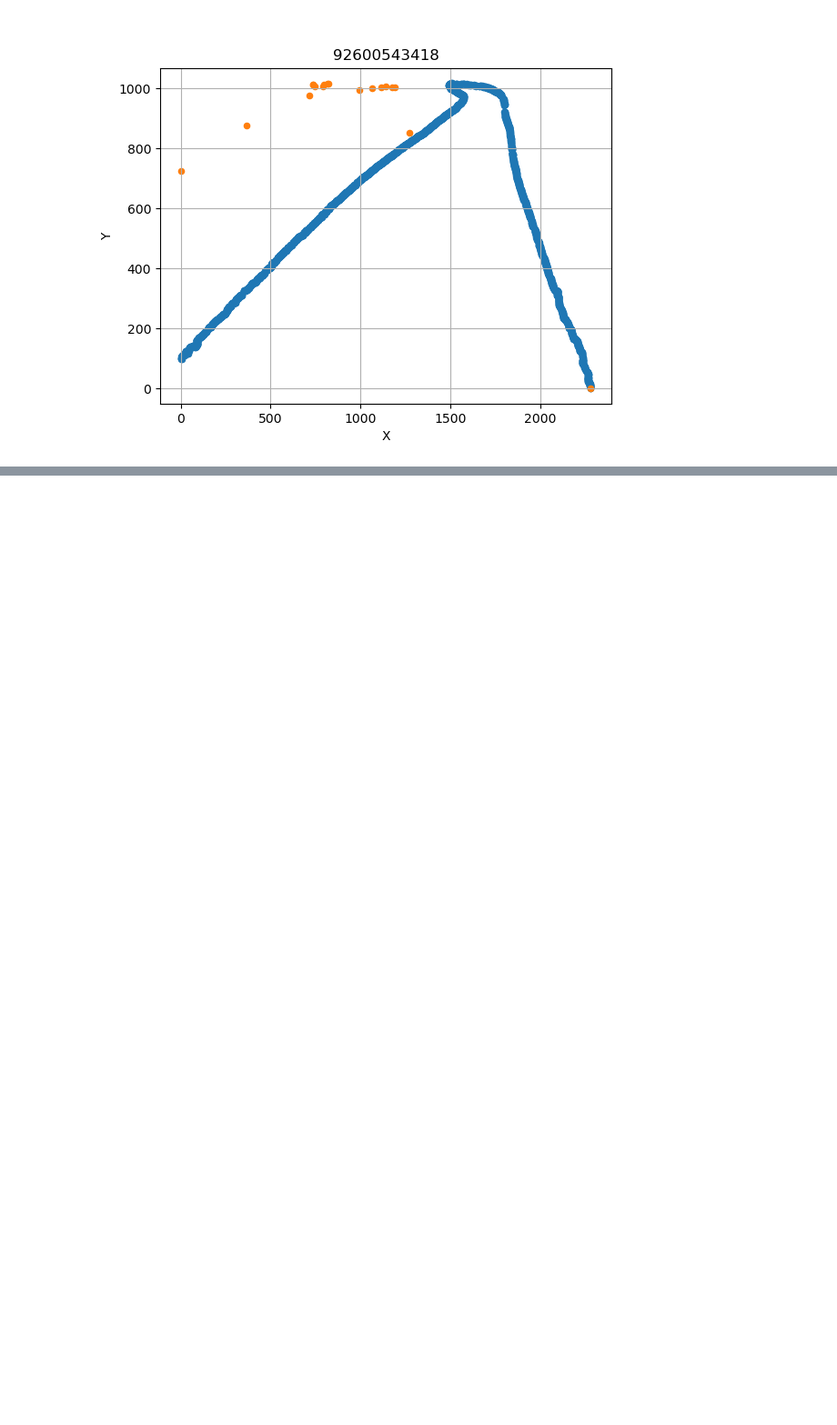
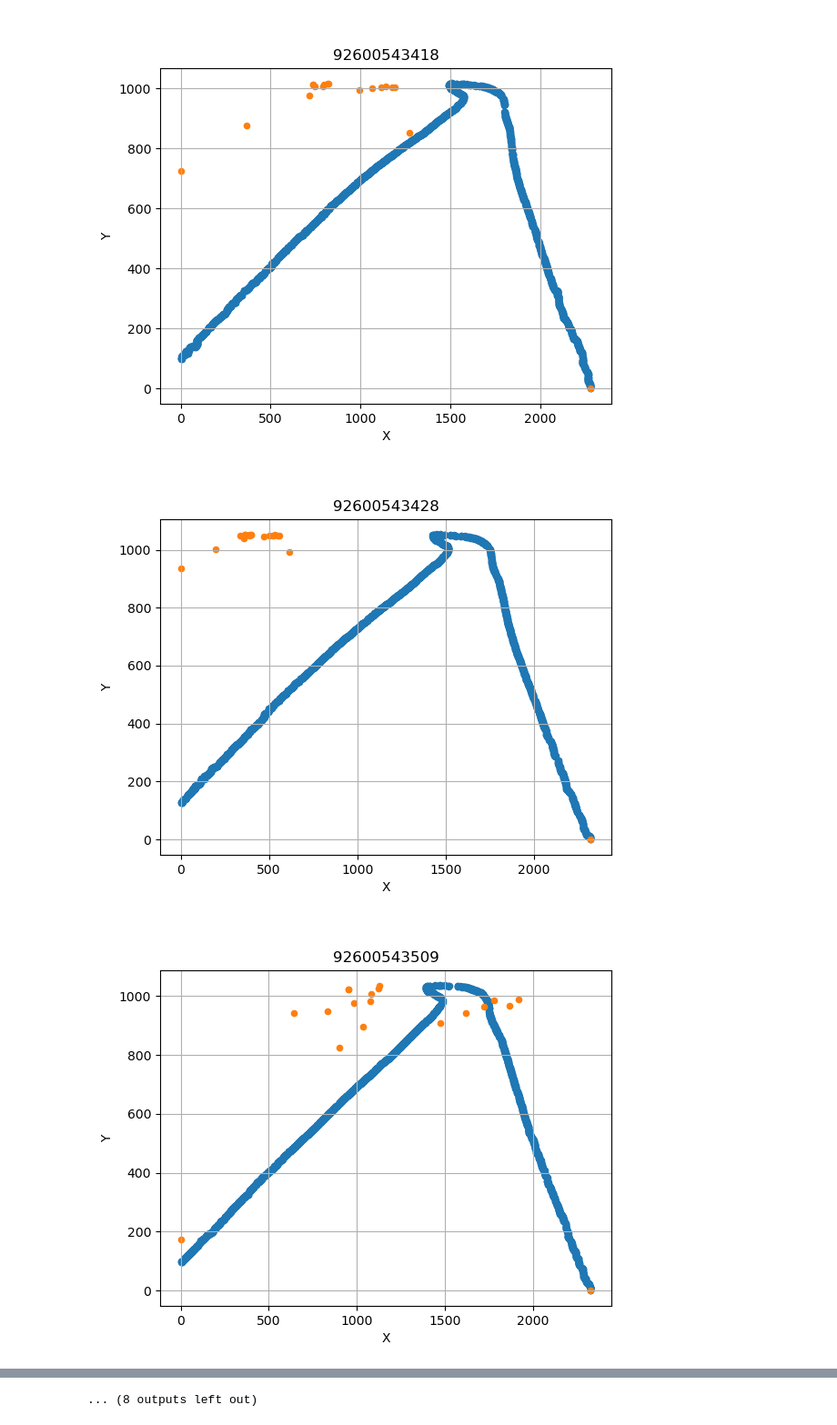
Before and after one commit to RENCI/ncdot-road-safety, a Jupyter notebook: phase_2/data_processing/RoadAlignmentVisualExploration.ipynb, the cells around one changed output, grey strips where cells are left out. Shown at 91% size. Drawn from its saved outputs; the diff is of its cells as text; code cells hidden in the pictures; blank space fills up the shorter version.

```diff
--- a/phase_2/data_processing/RoadAlignmentVisualExploration.ipynb
+++ b/phase_2/data_processing/RoadAlignmentVisualExploration.ipynb
@@ -109,3 +110,26 @@ while i < 30:
 [figure]
 [figure]
 [figure]
+# %%
+plt.close()
+while i < 50:
+    filename = image_list[i]
+    img_basename = filename[:-1]
+    img_path = os.path.join(data_path, f'input_2d_{img_basename}.pkl')
+    input_3d_proj = os.path.join(data_path, f'lidar_project_info_{filename}.csv')
+    input_2d_points = load_pickle_data(img_path)
+    max_2d = np.amax(input_2d_points, axis=0)
+    min_2d = np.amin(input_2d_points, axis=0)
+    fig, ax = plt.subplots()
+    input_3d_proj_df = pd.read_csv(input_3d_proj, usecols=['PROJ_SCREEN_X', 'PROJ_SCREEN_Y'], dtype=int)
+    ax.scatter(input_2d_points[:, 0], max_2d[1] - input_2d_points[:, 1], s=20)
+    ax.scatter(input_3d_proj_df['PROJ_SCREEN_X'], max_2d[1] - input_3d_proj_df['PROJ_SCREEN_Y'], s=20)
+    ax.set_ylabel('Y')
+    ax.set_xlabel('X')
+    ax.set_title(img_basename)
+    plt.grid(True)
+    i += 1
+    plt.show()
+# %% [output]
+[figure, added]
+[figure, added]
@@ -111,0 +146 @@ while i < 30:
+... (8 outputs left out)
```
Also changed, not shown: parts of 2 cells of this notebook.
